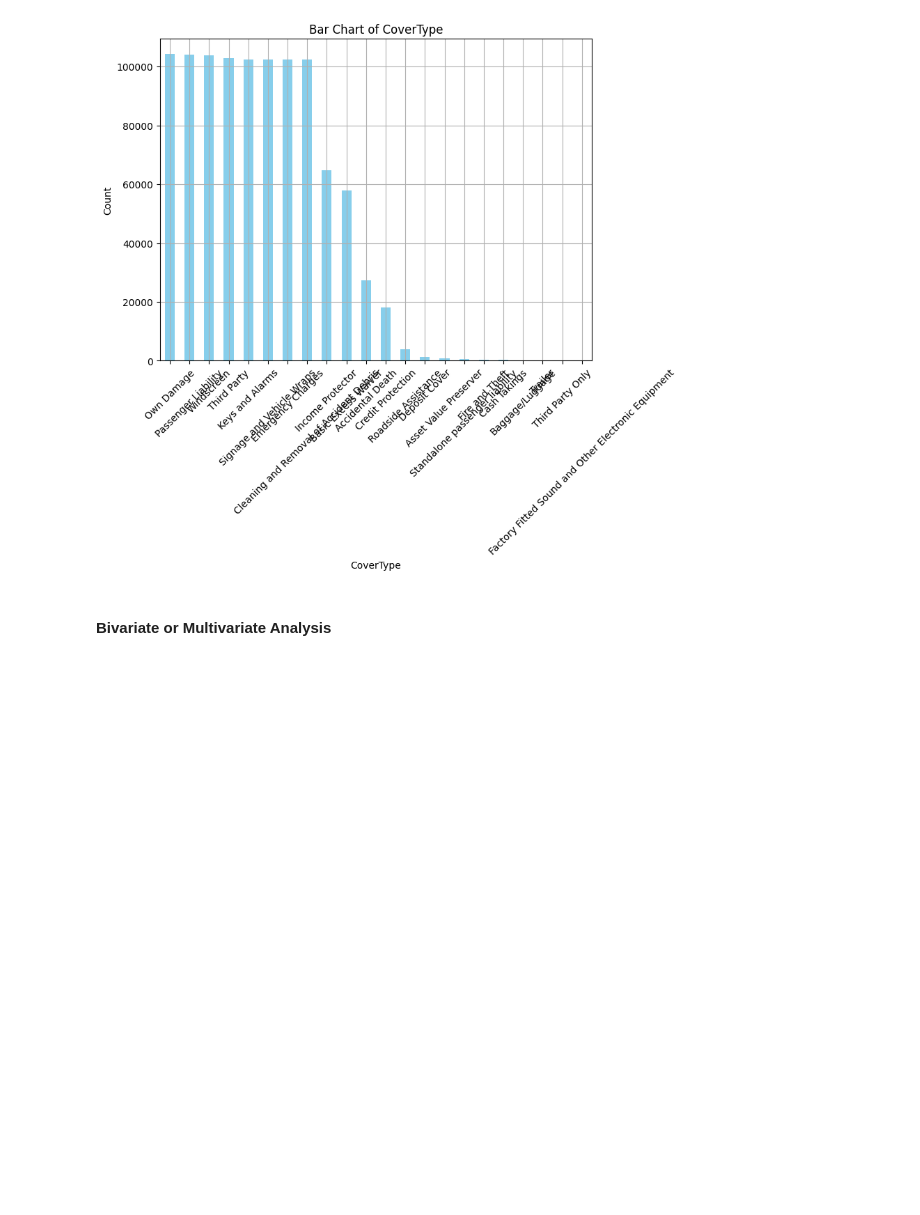
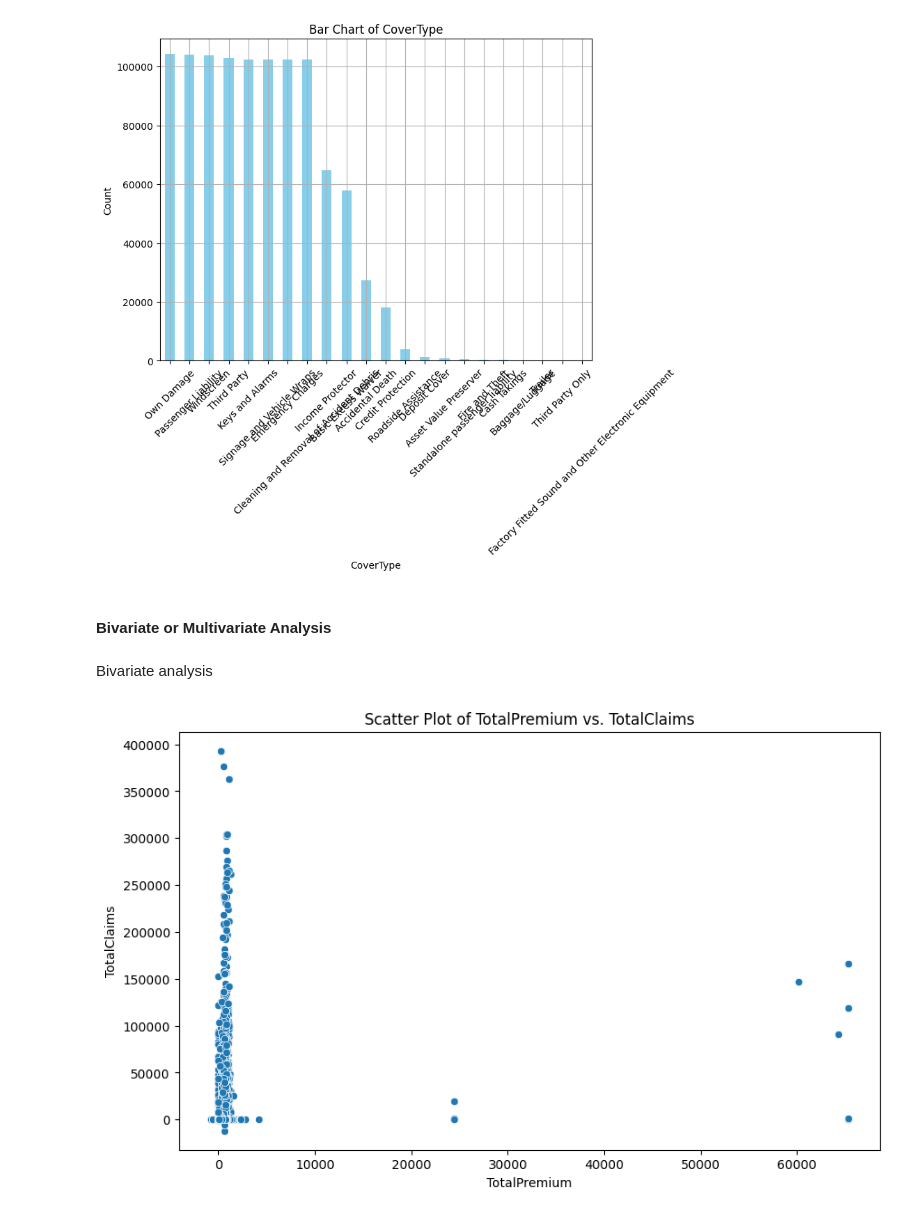
Before and after one commit to abrahamshimelis/AlphaCare-Insurance-Solutions, a Jupyter notebook: notebooks/descriptive-data-analysis.ipynb, the cells around one changed output. Drawn from its saved outputs; the diff is of its cells as text; code cells hidden in the pictures; blank space fills up the shorter version.

```diff
--- a/notebooks/descriptive-data-analysis.ipynb
+++ b/notebooks/descriptive-data-analysis.ipynb
@@ -33,13 +33,7 @@ min_date = df['TransactionMonth'].min()
 max_date = df['TransactionMonth'].max()
 
 df['TransactionMonth'].sort_values()
-print('Date Range:')
+
 print('Min Date:', min_date)
 print('Max Date:', max_date)
-
-df['TransactionMonth'] = pd.to_datetime(df['TransactionMonth'])
-
-sorted_date_column = df['TransactionMonth'].sort_values().copy()
-
-print(sorted_date_column)
 # %% [output]
@@ -191,3 +172,9 @@ plot_bar_charts(df_categorical_cols)
 [figure]
 # %% [markdown]
 #### Bivariate or Multivariate Analysis
+# %% [markdown]
+Bivariate analysis
+# %%
+scatter_plot(df_relevant_cols, 'TotalPremium', 'TotalClaims')
+# %% [output]
+[figure, added]
```
Also changed, not shown: parts of 7 cells of this notebook, 1 other file.
